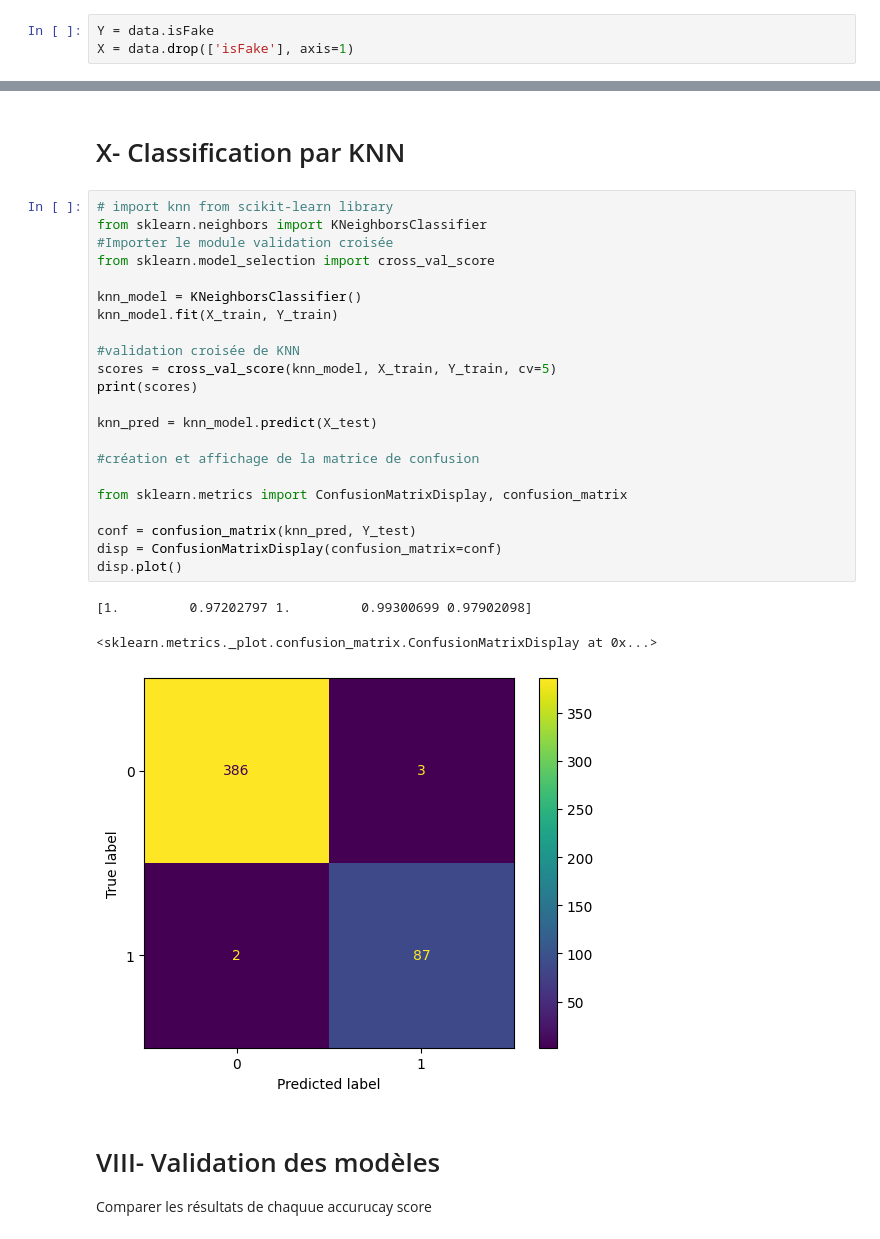
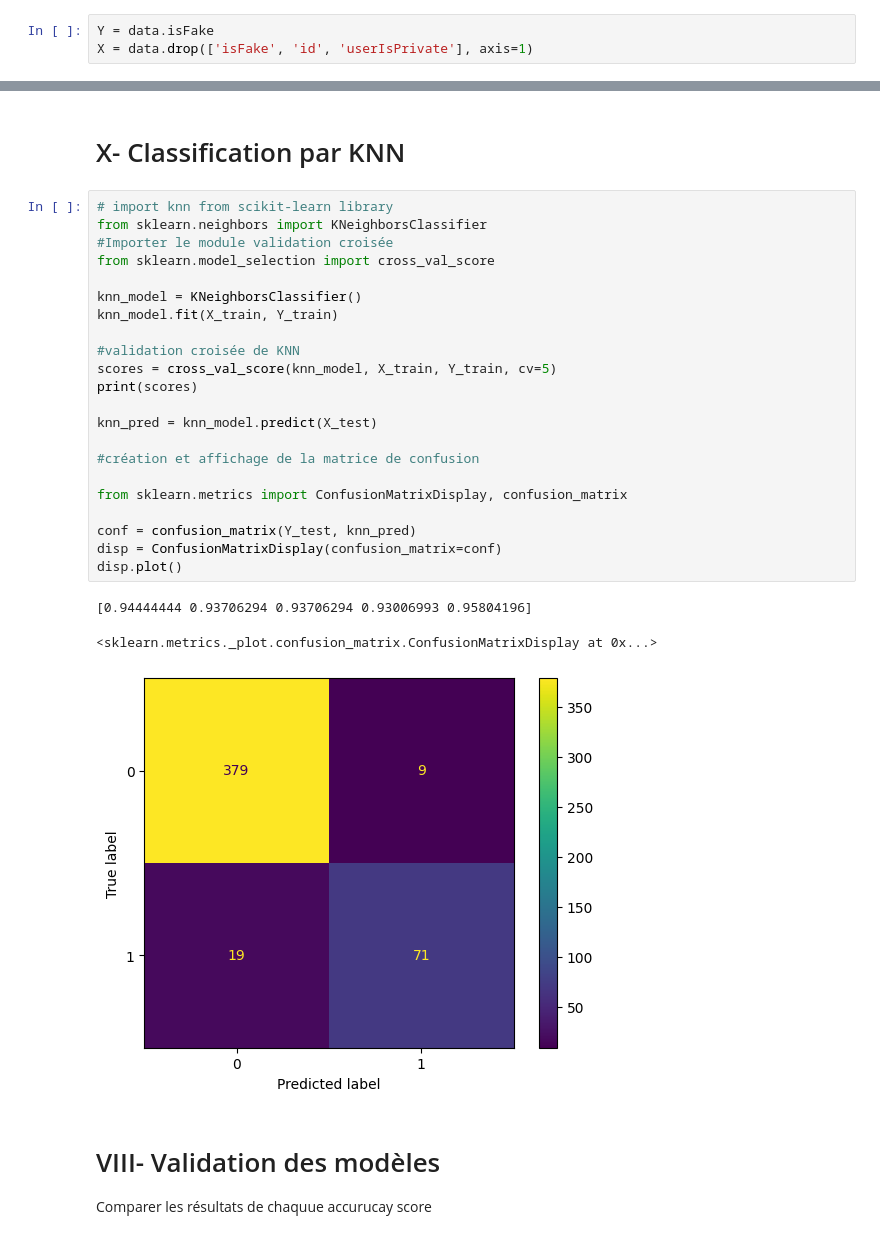
Before and after one commit to soundbond-team/bond, a Jupyter notebook: scripts/models_bis.ipynb, the cells around one changed output, grey strips where cells are left out. Drawn from its saved outputs; the diff is of its cells as text.

```diff
--- a/scripts/models_bis.ipynb
+++ b/scripts/models_bis.ipynb
@@ -81,7 +81,7 @@ max         30.000000     1.000000  1193.000000
 On recupère le résultat, et X ne doit pas avoir la valeur de l'étiquette
 # %%
 Y = data.isFake
-X = data.drop(['isFake'], axis=1)
+X = data.drop(['isFake', 'id', 'userIsPrivate'], axis=1)
 # %% [markdown]
 ## 3- Découpage des données train/test
 # %%
@@ -240,29 +240,29 @@ disp.plot()
 # %%
 # import knn from scikit-learn library
 from sklearn.neighbors import KNeighborsClassifier
 #Importer le module validation croisée
 from sklearn.model_selection import cross_val_score
 
 knn_model = KNeighborsClassifier()
 knn_model.fit(X_train, Y_train)
 
 #validation croisée de KNN
 scores = cross_val_score(knn_model, X_train, Y_train, cv=5)
 print(scores)
 
 knn_pred = knn_model.predict(X_test)
 
 #création et affichage de la matrice de confusion
 
 from sklearn.metrics import ConfusionMatrixDisplay, confusion_matrix
 
-conf = confusion_matrix(knn_pred, Y_test)
+conf = confusion_matrix(Y_test, knn_pred)
 disp = ConfusionMatrixDisplay(confusion_matrix=conf)
 disp.plot()
 # %% [output]
-[1.         0.97202797 1.         0.99300699 0.97902098]
+[0.94444444 0.93706294 0.93706294 0.93006993 0.95804196]
 <sklearn.metrics._plot.confusion_matrix.ConfusionMatrixDisplay at 0x...>
-[figure, old version]
+[figure, new version]
 # %% [markdown]
 # VIII- Validation des modèles
 
```
Also changed, not shown: parts of 14 cells of this notebook, 4 other files.
